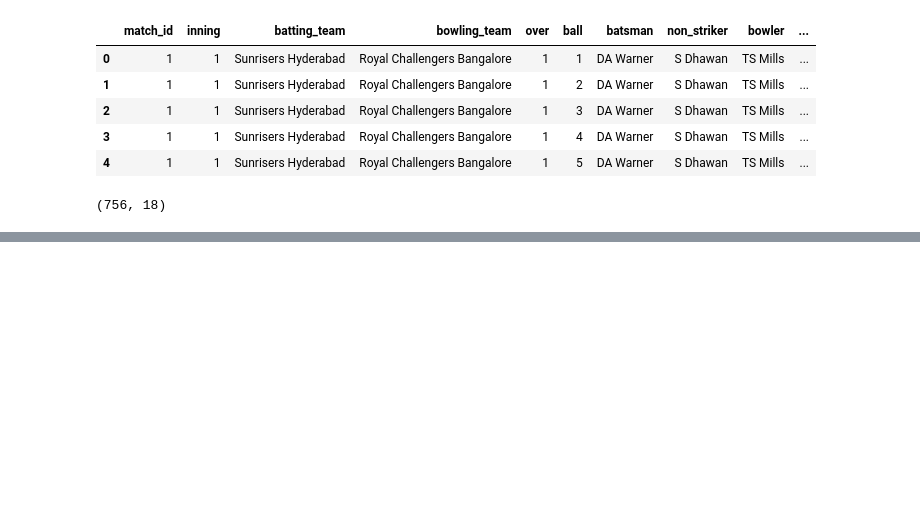
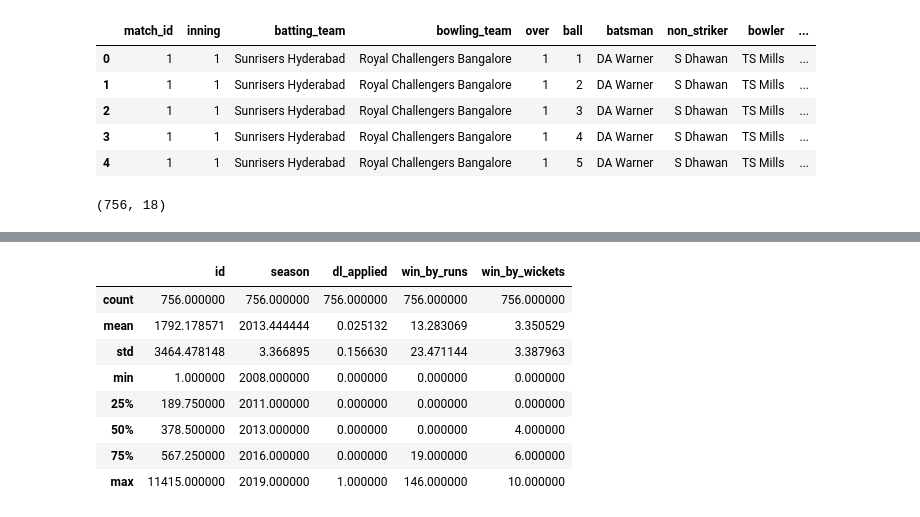
Before and after one commit to Amrit007-droid/DataEDA, a Jupyter notebook: Indian_Premier_League_EDA.ipynb, the cells around one changed output, grey strips where cells are left out. Saved outputs shown, nothing was run; the diff lists cells and outputs as text; code cells hidden in the pictures; blank space fills up the shorter version.

```diff
--- a/Indian_Premier_League_EDA.ipynb
+++ b/Indian_Premier_League_EDA.ipynb
@@ -60,0 +115,12 @@ We are dealing with two datasets: one, `deliveries_df`, which provides detailed
+# %%
+matches_df.describe()
+# %% [output]
+|  | id | season | dl_applied | win_by_runs | win_by_wickets |
+| count | 756.000000 | 756.000000 | 756.000000 | 756.000000 | 756.000000 |
+| mean | 1792.178571 | 2013.444444 | 0.025132 | 13.283069 | 3.350529 |
+| std | 3464.478148 | 3.366895 | 0.156630 | 23.471144 | 3.387963 |
+| min | 1.000000 | 2008.000000 | 0.000000 | 0.000000 | 0.000000 |
+| 25% | 189.750000 | 2011.000000 | 0.000000 | 0.000000 | 0.000000 |
+| 50% | 378.500000 | 2013.000000 | 0.000000 | 0.000000 | 4.000000 |
+| 75% | 567.250000 | 2016.000000 | 0.000000 | 19.000000 | 6.000000 |
+| max | 11415.000000 | 2019.000000 | 1.000000 | 146.000000 | 10.000000 |
```
Also changed, not shown: parts of 12 cells of this notebook.
